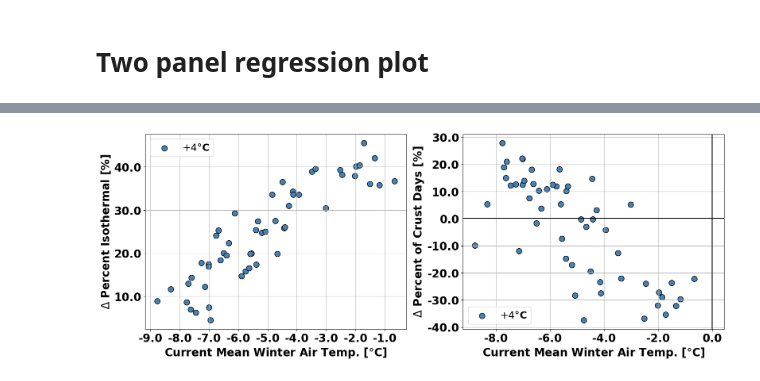
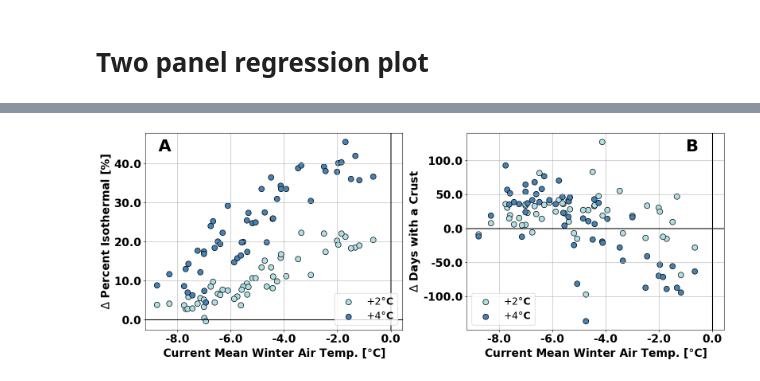
Before and after one commit to clinton-alden/summa_icelayers, a Jupyter notebook: analysis/05_all_site_crust_summary.ipynb, the cells around one changed output, grey strips where cells are left out. Drawn from its saved outputs; the diff is of its cells as text; code cells hidden in the pictures.

```diff
--- a/analysis/05_all_site_crust_summary.ipynb
+++ b/analysis/05_all_site_crust_summary.ipynb
@@ -1159,9 +1034,4 @@ Slope: -6.872742733666991, Intercept: -38.519455697979765, R-value: -0.755372694
 # %%
-import numpy as np
-import matplotlib.pyplot as plt
-from scipy.stats import linregress
-from matplotlib.font_manager import FontProperties
-from matplotlib.ticker import FixedLocator
 # Set the font properties for the legend
 font_properties = FontProperties(weight='bold', size=18)
 # Set the font properties for the tick labels
@@ -1180,22 +1050,19 @@ fig, (ax1, ax2) = plt.subplots(1, 2, figsize=(16, 6))
 # Panel 1: Temperature
 # Calculate the coefficients of the linear regression line for +2K
 slope, intercept, r_value, p_value, std_err = linregress(filtered_data['mean_temp_djf'],
-                                                         filtered_data['percent_isothermal_days_2K'] - filtered_data['percent_isothermal_days_current'])
+                                                         filtered_data['isothermal_days_2K'] - filtered_data['isothermal_days_current'])
 r_squared = r_value**2
 x = np.linspace(filtered_data['mean_temp_djf'].min(), filtered_data['mean_temp_djf'].max(), 100)
 y = slope * x + intercept
 # ax1.plot(x, y, color='red')
-# ax1.scatter(filtered_data['mean_temp_djf'], (filtered_data['percent_isothermal_days_2K'] - filtered_data['percent_isothermal_days_current']),
-#             c='powderblue', label=f'$+2\degree$C', edgecolor='k', s=100)
+ax1.scatter(filtered_data['mean_temp_djf'], (filtered_data['percent_isothermal_days_2K'] - filtered_data['percent_isothermal_days_current']),
+            c='powderblue', label=f'$+2\degree$C', edgecolor='k', s=100)
 
-# # Calculate the coefficients of the linear regression line for +4K
-# slope, intercept, r_value, p_value, std_err = linregress(filtered_data['mean_temp_djf'],
-#                                                          filtered_data['percent_isothermal_days_4K'] - filtered_data['percent_isothermal_days_current'])
-# r_squared = r_value**2
-# y = slope * x + intercept
-# ax1.plot(x, y, color='red')
 ax1.scatter(filtered_data['mean_temp_djf'], (filtered_data['percent_isothermal_days_4K'] - filtered_data['percent_isothermal_days_current']),
             c='steelblue', label=f'$+4\degree$C', edgecolor='k', s=100)
+
+ax1.axhline(0, color='k')
+ax1.axvline(0, color='k')
 
 # Set the tick positions explicitly
 ax1.xaxis.set_major_locator(FixedLocator(ax1.get_xticks()))
@@ -1215,22 +1082,17 @@ ax1.set_ylabel('$\Delta$ Percent Isothermal [%]', fontweight='bold', fontsize=20
 ax1.grid(True)
 # ax1.set_ylim(0, 25)
 # Apply the font properties to the legend
-ax1.legend(prop=font_properties)
+ax1.legend(prop=font_properties, loc='lower right')
 
 
 
 # # Panel 2: Crust Days
 # # Plot for +2K
-# scatter = ax2.scatter(filtered_data['mean_temp_djf'], filtered_data['percent_crust_days_dif_2K'],
-#                       c='powderblue', cmap='Blues_r', edgecolor='k', s=100, label=f'$+2\degree$C')
-# # Calculate the coefficients of the linear regression line
-# slope, intercept, r_value, p_value, std_err = linregress(filtered_data['mean_temp_djf'], filtered_data['percent_crust_days_dif_2K'])
-# r_squared = r_value**2
-# y = slope * x + intercept
-# ax2.plot(x, y, color='red')
+scatter = ax2.scatter(filtered_data['mean_temp_djf'], filtered_data['crust_days_2K']-filtered_data['crust_days_current'],
+                      c='powderblue', cmap='Blues_r', edgecolor='k', s=100, label=f'$+2\degree$C')
 
 # Plot for +4K
-scatter = ax2.scatter(filtered_data['mean_temp_djf'], filtered_data['percent_crust_days_dif_4K'],
+scatter = ax2.scatter(filtered_data['mean_temp_djf'], filtered_data['crust_days_4K']-filtered_data['crust_days_current'],
                       c='steelblue', cmap='Blues_r', edgecolor='k', s=100, label=f'$+4\degree$C')
 # # Calculate the coefficients of the linear regression line
 # slope, intercept, r_value, p_value, std_err = linregress(filtered_data['mean_temp_djf'], filtered_data['percent_crust_days_dif_4K'])
@@ -1241,34 +1103,34 @@ scatter = ax2.scatter(filtered_data['mean_temp_djf'], filtered_data['percent_cru
 # Add a horizontal and vertical line at 0
 ax2.axhline(0, color='k')
 ax2.axvline(0, color='k')
 
 
 # Set the tick positions explicitly
 ax2.xaxis.set_major_locator(FixedLocator(ax2.get_xticks()))
 ax2.yaxis.set_major_locator(FixedLocator(ax2.get_yticks()))
 
 # Change the fontsize and fontweight of x tick labels
 ax2.set_xticklabels(ax2.get_xticks(), fontproperties=tick_font_properties)
 # Change the fontsize and fontweight of y tick labels
 ax2.set_yticklabels(ax2.get_yticks(), fontproperties=tick_font_properties)
 
 # Ensure all tick labels are displayed correctly
 ax2.xaxis.set_tick_params(labelsize=20)
 ax2.yaxis.set_tick_params(labelsize=20)
 
 ax2.set_xlabel(r'Current Mean Winter Air Temp. [$ \degree $C]', fontweight='bold', fontsize=20)
-ax2.set_ylabel('$\Delta$ Percent of Crust Days [%]', fontweight='bold', fontsize=20)
+ax2.set_ylabel('$\Delta$ Days with a Crust', fontweight='bold', fontsize=20)
 ax2.grid(True)
 ax2.legend(prop=font_properties)
 
 
 # # Add labels (a) and (b)
-# ax1.text(-0.1, 1.1, 'A', transform=ax1.transAxes, fontsize=30, fontweight='bold', va='top', ha='right')
-# ax2.text(-0.1, 1.1, 'B', transform=ax2.transAxes, fontsize=30, fontweight='bold', va='top', ha='right')
+ax1.text(0.1, 0.97, 'A', transform=ax1.transAxes, fontsize=30, fontweight='bold', va='top', ha='right')
+ax2.text(0.9, 0.97, 'B', transform=ax2.transAxes, fontsize=30, fontweight='bold', va='top', ha='right')
 
 plt.tight_layout()
 # plt.show()
 
 plt.savefig('/home/cdalden/summa_setup/analysis/figures/2panel_temp_regression.png', dpi=300, bbox_inches='tight')
 # %% [output]
-[figure, old version]
+[figure, new version]
```
Also changed, not shown: parts of 8 cells of this notebook, 3 other files.
